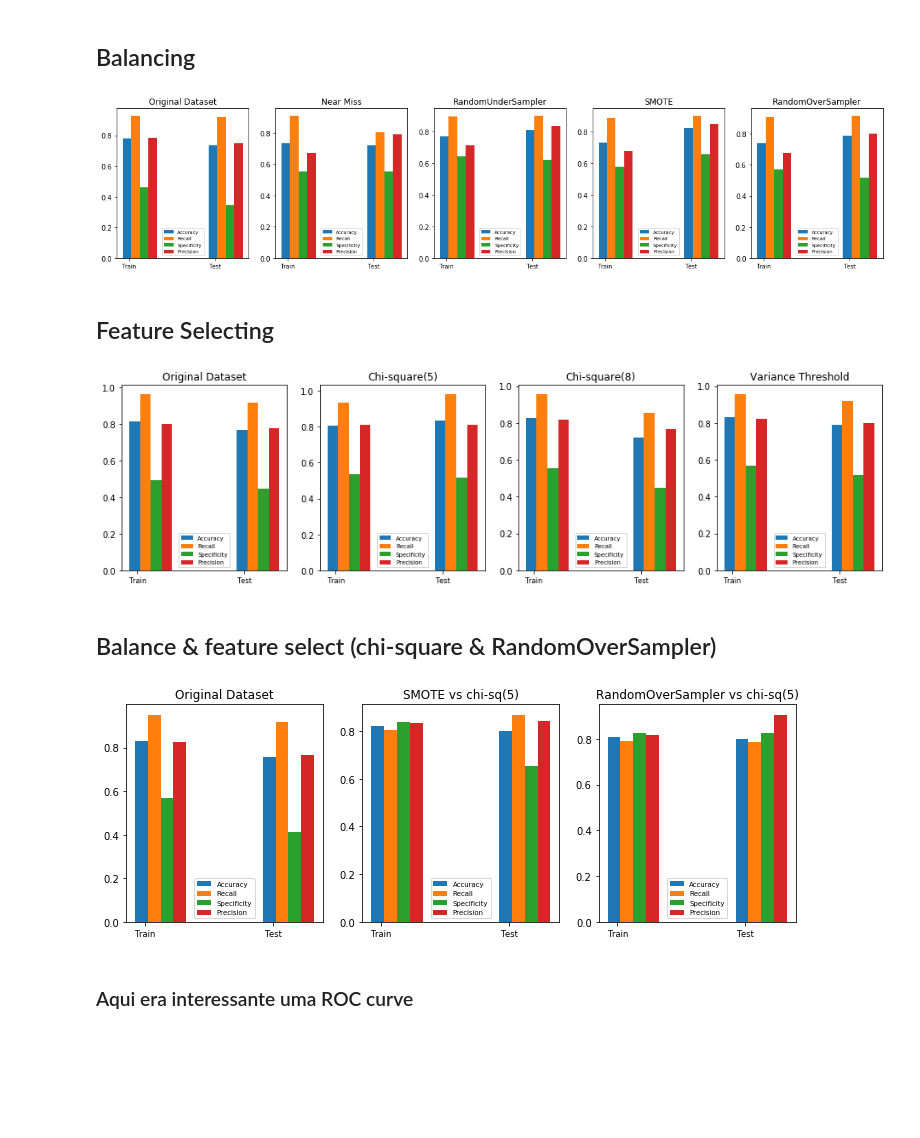
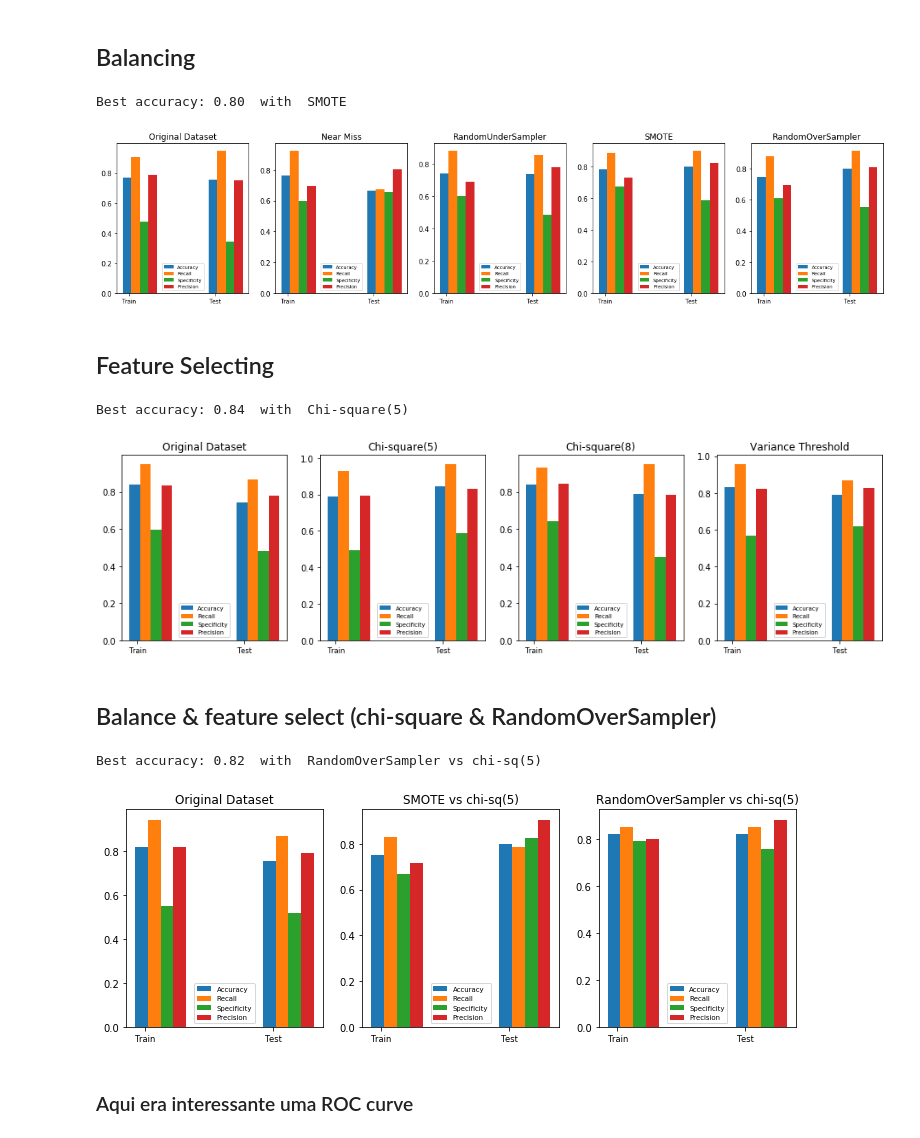
Before and after one commit to dsfca/CDados, a Jupyter notebook: Naive Bayes/Heart_preparation.ipynb, the cells around one changed output. Cells and saved outputs as stored; diff of their text form; code cells hidden in the pictures; blank space fills up the shorter version.

```diff
--- a/Naive Bayes/Heart_preparation.ipynb
+++ b/Naive Bayes/Heart_preparation.ipynb
@@ -44,6 +44,7 @@ rus = RandomUnderSampler(random_state=42)
 sm = SMOTE(random_state=42)
 ros = RandomOverSampler(random_state=42)
 
+best = [0,0]
 values = []
 titles = ['Original Dataset', 'Near Miss', 'RandomUnderSampler', 'SMOTE', 'RandomOverSampler']
 samp = [nm, rus, sm, ros, ros]
@@ -54,12 +55,17 @@ for i in range(5):
     prd_tst = clf.predict(tstX)
 
     values.append([trnY1, prd_trn, tstY, prd_tst, titles[i]])
+    if best[0] < metrics.accuracy_score(tstY, prd_tst):
+        best[0] = metrics.accuracy_score(tstY, prd_tst)
+        best[1] = titles[i]
 
     trnX1, trnY1 = samp[i].fit_resample(trnX, trnY)
 
+print ('Best accuracy: %1.2f ' %(best[0]), 'with ', best[1])
 ds.plot_compare_results(pd.unique(y), values, len(values))
 # %% [output]
+Best accuracy: 0.80  with  SMOTE
-[figure, old version]
+[figure, new version]
 # %% [markdown]
 ## Feature Selecting
 # %%
@@ -76,6 +82,7 @@ X_best_vars_8 = SelectKBest(chi2, k=8).fit_transform(X, y)
 th = VarianceThreshold(threshold=0.8)
 X_high_variance = th.fit_transform(data)
 
+best = [0,0]
 values = []
 titles = ['Original Dataset', 'Chi-square(5)', 'Chi-square(8)', 'Variance Threshold']
 X_values = [X, X_best_vars_5, X_best_vars_8, X_high_variance]
@@ -88,43 +95,54 @@ for i in range(4):
     prd_tst = clf.predict(tstX)
 
     values.append([trnY, prd_trn, tstY, prd_tst, titles[i]])
+    if best[0] < metrics.accuracy_score(tstY, prd_tst):
+        best[0] = metrics.accuracy_score(tstY, prd_tst)
+        best[1] = titles[i]
 
+print ('Best accuracy: %1.2f ' %(best[0]), 'with ', best[1])
 ds.plot_compare_results(pd.unique(y), values, len(values))
 # %% [output]
+Best accuracy: 0.84  with  Chi-square(5)
-[figure, old version]
+[figure, new version]
 # %% [markdown]
 ## Balance & feature select (chi-square & RandomOverSampler)
 # %%
 data: pd.DataFrame = pd.read_csv('../CD databases/heart_failure_clinical_records_dataset.csv')
 y: np.ndarray = data.pop('DEATH_EVENT').values
 X: np.ndarray = data.values
 labels = pd.unique(y)
 
 X_best_vars_5 = SelectKBest(chi2, k=5).fit_transform(X, y)
 trnX, tstX, trnY, tstY = train_test_split(X, y, train_size=0.7, stratify=y)
 
 
 clf = GaussianNB()
 sm = SMOTE(random_state=42)
 ros = RandomOverSampler(random_state=42)
 
+best = [0,0]
 values = []
 titles = ['Original Dataset', 'SMOTE vs chi-sq(5)', 'RandomOverSampler vs chi-sq(5)']
 samp = [sm, ros, ros]
 
 for i in range(3):
     clf.fit(trnX, trnY)
     prd_trn = clf.predict(trnX)
     prd_tst = clf.predict(tstX)
 
     values.append([trnY, prd_trn, tstY, prd_tst, titles[i]])
+    if best[0] < metrics.accuracy_score(tstY, prd_tst):
+        best[0] = metrics.accuracy_score(tstY, prd_tst)
+        best[1] = titles[i]
 
     trnX, tstX, trnY, tstY = train_test_split(X_best_vars_5, y, train_size=0.7, stratify=y)
 
     trnX, trnY = samp[i].fit_resample(trnX, trnY)
 
+print ('Best accuracy: %1.2f ' %(best[0]), 'with ', best[1])
 ds.plot_compare_results(pd.unique(y), values, len(values))
 # %% [output]
+Best accuracy: 0.82  with  RandomOverSampler vs chi-sq(5)
-[figure, old version]
+[figure, new version]
 # %% [markdown]
 ### Aqui era interessante uma ROC curve
```
Also changed, not shown: 9 other files.
